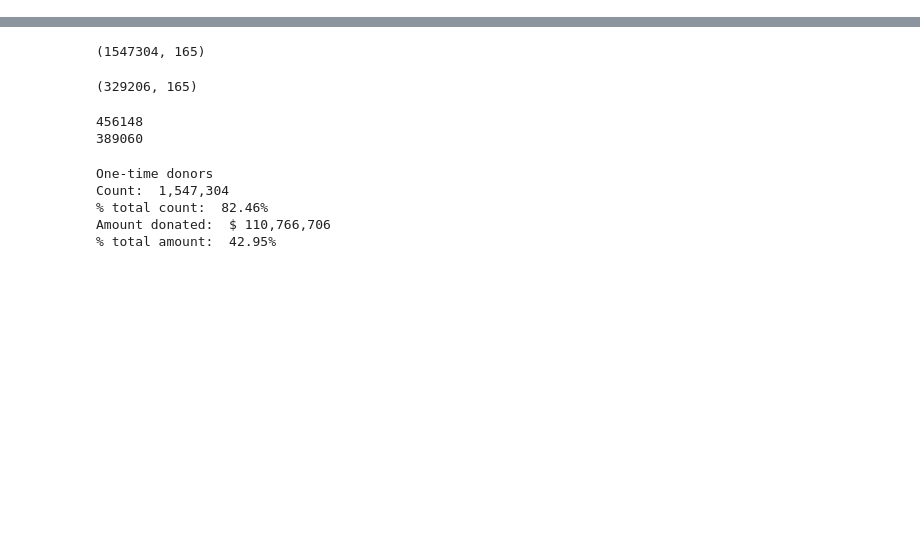
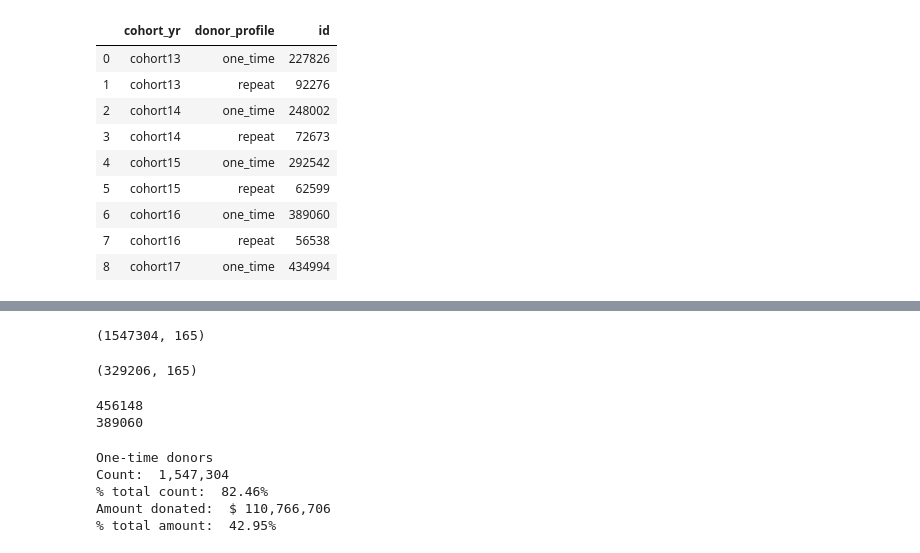
Before and after one commit to erinmarieanderson/donations, a Jupyter notebook: notebooks/analysis_overview_and_by_year.ipynb, the cells around one changed output, grey strips where cells are left out. Cells and saved outputs as stored; diff of their text form; code cells hidden in the pictures; blank space fills up the shorter version.

```diff
--- a/notebooks/analysis_overview_and_by_year.ipynb
+++ b/notebooks/analysis_overview_and_by_year.ipynb
@@ -32,0 +70,13 @@ amount_12_yr5
+# %%
+typebycohort
+# %% [output]
+|  | cohort_yr | donor_profile | id |
+| 0 | cohort13 | one_time | 227826 |
+| 1 | cohort13 | repeat | 92276 |
+| 2 | cohort14 | one_time | 248002 |
+| 3 | cohort14 | repeat | 72673 |
+| 4 | cohort15 | one_time | 292542 |
+| 5 | cohort15 | repeat | 62599 |
+| 6 | cohort16 | one_time | 389060 |
+| 7 | cohort16 | repeat | 56538 |
+| 8 | cohort17 | one_time | 434994 |
```
Also changed, not shown: parts of 15 cells of this notebook, 3 other files.
